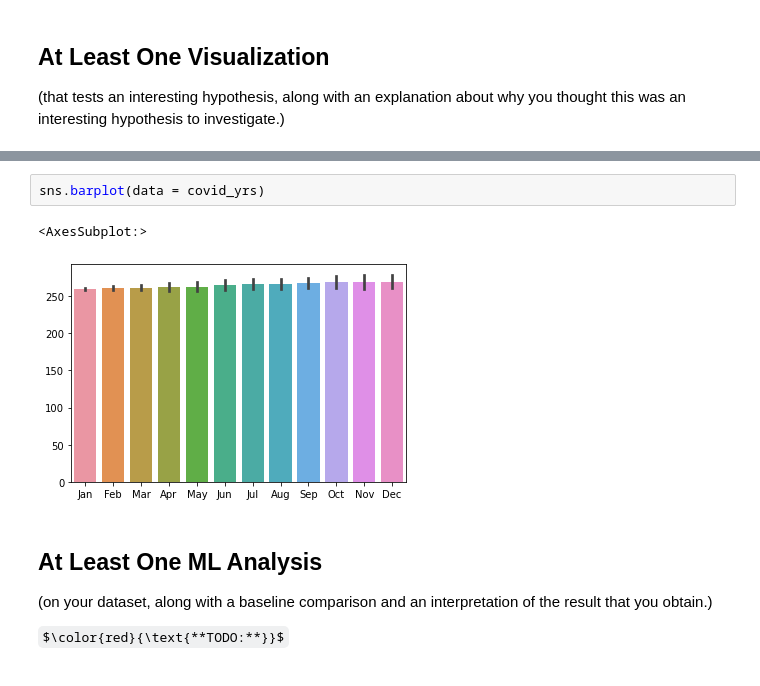
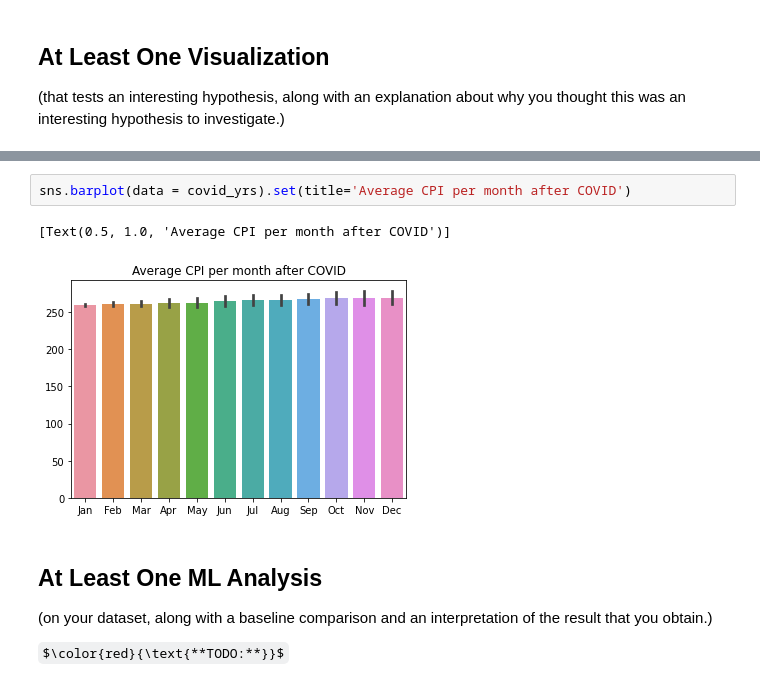
Before and after one commit to shahkaran53527/CPI-Data-Analysis, a Jupyter notebook: progress_report.ipynb, the cells around one changed output, grey strips where cells are left out. Cells and saved outputs as stored; diff of their text form; some formulas as TeX source.

```diff
--- a/progress_report.ipynb
+++ b/progress_report.ipynb
@@ -80,8 +100,8 @@ sns.barplot(data = pre_covid_yrs)
-# %%
-sns.barplot(data = covid_yrs)
-# %% [output]
-<AxesSubplot:>
-[figure, removed]
+# %%
+sns.barplot(data = covid_yrs).set(title='Average CPI per month after COVID')
+# %% [output]
+[Text(0.5, 1.0, 'Average CPI per month after COVID')]
+[figure, added]
 # %% [markdown]
 ## At Least One ML Analysis
 (on your dataset, along with a baseline comparison
```
Also changed, not shown: parts of 5 cells of this notebook.
